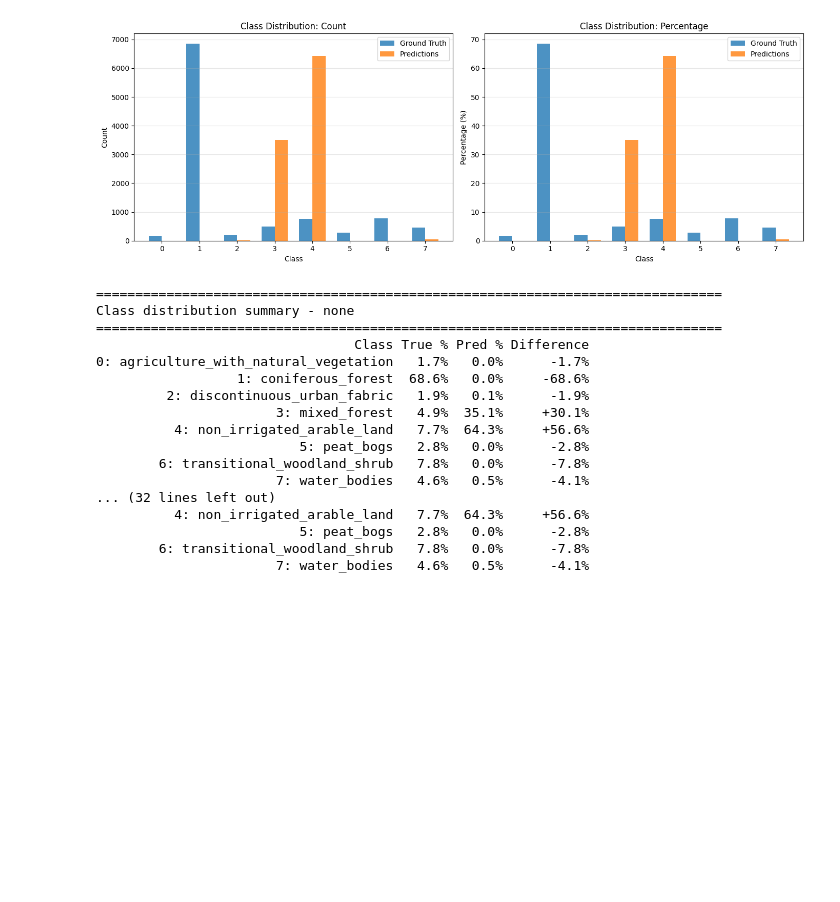
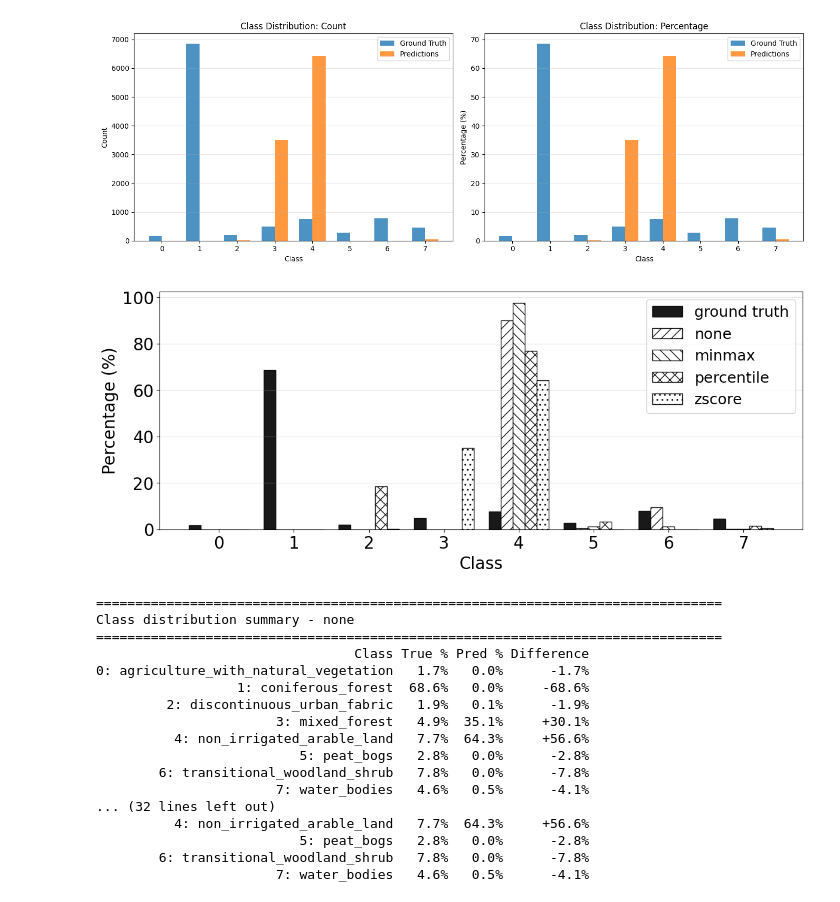
Before and after one commit to RAF622M-team1/RAF622M-Final-Project, a Jupyter notebook: notebooks/4_model_evaluation.ipynb, the cells around one changed output. Saved outputs shown, nothing was run; the diff lists cells and outputs as text; code cells hidden in the pictures; blank space fills up the shorter version.

Commit message:
added qualitative comparison

```diff
--- a/notebooks/4_model_evaluation.ipynb
+++ b/notebooks/4_model_evaluation.ipynb
@@ -30,10 +30,12 @@ NORMALIZATION_TYPES = {
     "zscore": "normalization_zscore",
 }
 
-EVAL_ROOT = Path(f"{SCRATCH}/team1/data/evaluation/")
+user = "team1"
+
+EVAL_ROOT = Path(f"{SCRATCH}/{user}/data/evaluation/")
 
 # Output path
-RESULTS_DIR = Path(os.environ["PROJECT_training2600"]) / "team1" / "evaluation_results"
+RESULTS_DIR = Path(os.environ["PROJECT_training2600"]) /user/ "evaluation_results"
 RESULTS_DIR.mkdir(parents=True, exist_ok=True)
 # %% [markdown]
 ### Import Evaluation Data (test predictions)
@@ -463,6 +465,90 @@ percentile :
 [figure]
 zscore :
 [figure]
+# %%
+colors = plt.cm.tab10.colors
+hatches = ["", "//", "\\\\", "xx", "..", "--"]
+
+first_result = next(iter(results.values()))
+n_classes = len(first_result["class_names"])
+
+x_pos = np.arange(n_classes)
+
+# Collect ground truth once
+y_true = first_result["y_true"]
+
+true_dist = (
+    pd.Series(y_true)
+    .value_counts()
+    .reindex(range(n_classes), fill_value=0)
+    .sort_index()
+)
+
+true_pct = 100 * true_dist / true_dist.sum()
+
+# Number of bars per class = ground truth + one per norm type
+n_bars = len(results) + 1
+width = 0.8 / n_bars
+
+fig, ax = plt.subplots(figsize=(12, 5))
+
+# Bar offsets centered around each class position
+offsets = (np.arange(n_bars) - (n_bars - 1) / 2) * width
+
+# Ground truth
+ax.bar(
+    x_pos + offsets[0],
+    true_pct.values,
+    width,
+    label="ground truth",
+    alpha=0.9,
+    color="black",
+    hatch=hatches[0],
+    edgecolor="black"
+)
+
+# Predictions for each normalization type
+for j, (norm_type, result) in enumerate(results.items(), start=1):
+    y_pred = result["y_pred"]
+
+    pred_dist = (
+        pd.Series(y_pred)
+        .value_counts()
+        .reindex(range(n_classes), fill_value=0)
+        .sort_index()
+    )
+
+    pred_pct = 100 * pred_dist / pred_dist.sum()
+
+    ax.bar(
+        x_pos + offsets[j],
+        pred_pct.values,
+        width,
+        label=norm_type,
+        alpha=0.9,
+        color="white",
+        hatch=hatches[j % len(hatches)],
+        edgecolor="black"
+    )
+
+# Formatting
+ax.set_xlabel("Class", fontsize=20)
+ax.set_ylabel("Percentage (%)", fontsize=20)
+
+ax.set_xticks(x_pos)
+ax.set_xticklabels(np.arange(n_classes), fontsize=20)
+
+ax.tick_params(axis="y", labelsize=20)
+
+ax.grid(axis="y", alpha=0.4)
+ax.legend(fontsize=18)
+
+plt.tight_layout()
+plt.savefig(RESULTS_DIR / "qualitative_distribution.png", dpi=600, bbox_inches="tight")
+
+plt.show()
+# %% [output]
+[figure, added]
 # %%
 # Print summary of class distributions for true and predicted classes
 for norm_type, result in results.items():
```
